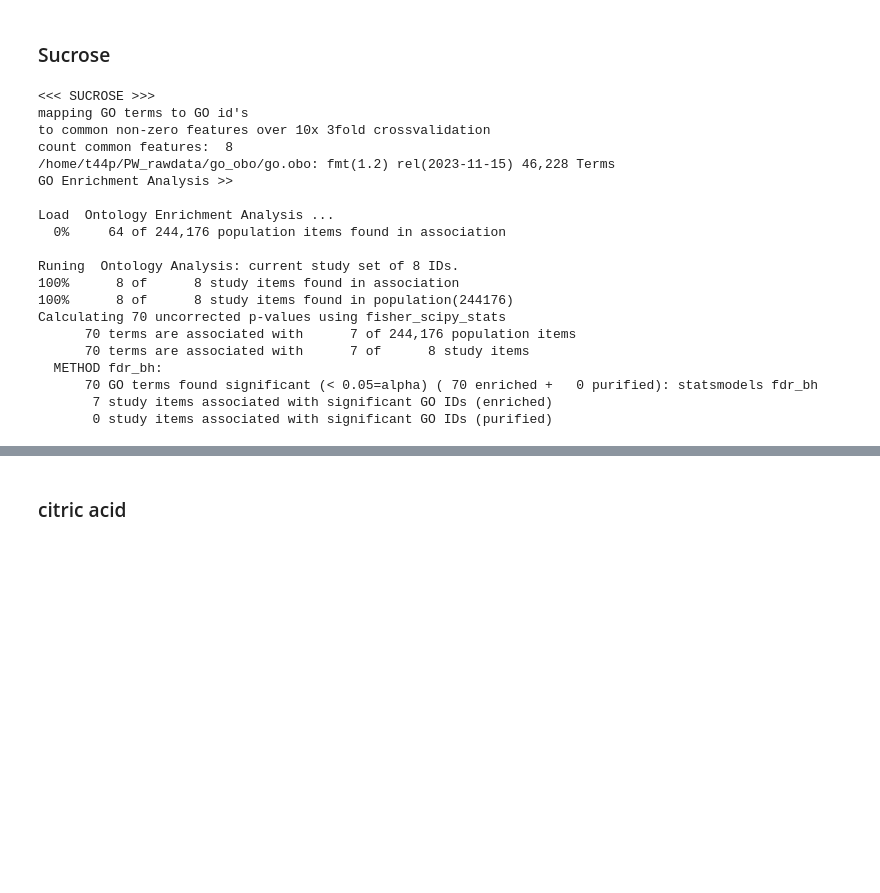
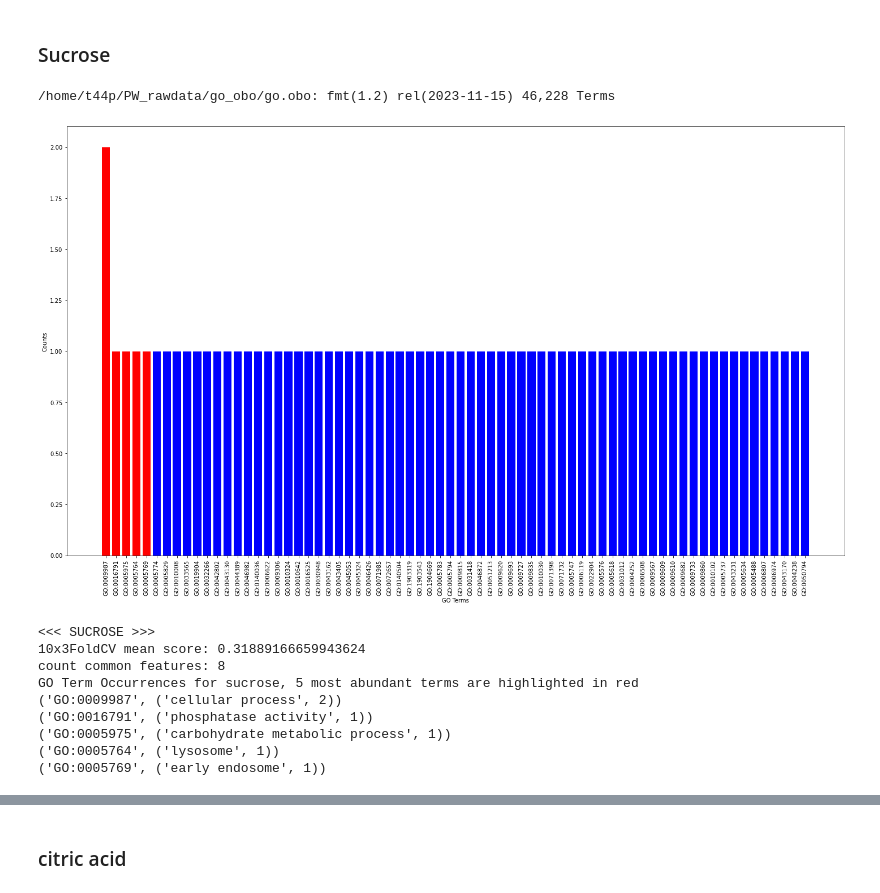
Before and after one commit to Yawkward/x.elegans, a Jupyter notebook: xelegans_gomatch.ipynb, the cells around one changed output, grey strips where cells are left out. Saved outputs shown, nothing was run; the diff lists cells and outputs as text; code cells hidden in the pictures; blank space fills up the shorter version.

```diff
--- a/xelegans_gomatch.ipynb
+++ b/xelegans_gomatch.ipynb
@@ -183,30 +160,49 @@ GO:0046686 {'name': 'response to cadmium ion', 'namespace': 'biological_process'
 # %%
 with open("./models/sucrose_nXcv.json", 'r') as file:
     sucrose_nXcv = json.load(file)
-
-print("<<< SUCROSE >>>")
-print(f"mapping GO terms to GO id's\nto common non-zero features over 10x 3fold crossvalidation ")
-print("count common features: ", len(sucrose_nXcv['common_features']))
-sucrose_nXcv_matched, sucrose_goids, sucrose_goea = matchgff2(sucrose_nXcv['common_features'], goea=True)
+#sucrose_nXcv_matched, sucrose_goids, sucrose_term_count,sucrose_goea = matchgff2(sucrose_nXcv['common_features'], goea=True)
+sucrose_nXcv_matched, sucrose_goids, sucrose_term_count = matchgff2(sucrose_nXcv['common_features'], goea=False)
 # %% [output]
-<<< SUCROSE >>>
-mapping GO terms to GO id's
-to common non-zero features over 10x 3fold crossvalidation
-count common features:  8
 /home/t44p/PW_rawdata/go_obo/go.obo: fmt(1.2) rel(2023-11-15) 46,228 Terms
-GO Enrichment Analysis >>
-
-Load  Ontology Enrichment Analysis ...
-  0%     64 of 244,176 population items found in association
-
-Runing  Ontology Analysis: current study set of 8 IDs.
-100%      8 of      8 study items found in association
-100%      8 of      8 study items found in population(244176)
-Calculating 70 uncorrected p-values using fisher_scipy_stats
-      70 terms are associated with      7 of 244,176 population items
-      70 terms are associated with      7 of      8 study items
-  METHOD fdr_bh:
-      70 GO terms found significant (< 0.05=alpha) ( 70 enriched +   0 purified): statsmodels fdr_bh
-       7 study items associated with significant GO IDs (enriched)
-       0 study items associated with significant GO IDs (purified)
+# %%
+go_terms = list(sucrose_term_count.keys())
+counts = [sucrose_term_count[term][1] for term in go_terms]
+
+# Sort the terms by count and identify top 3 features
+sorted_terms = sorted(sucrose_term_count.items(), key=lambda x: x[1][1], reverse=True)
+top_terms = sorted_terms[:5]
+
+# Create lists for the plot
+terms_to_plot = [term for term, _ in sorted_terms]
+counts_to_plot = [count for _, (_, count) in sorted_terms]
+
+# Colors - highlight top 3 in red, others in blue
+colors = ['red' if term in [t[0] for t in top_terms] else 'blue' for term in terms_to_plot]
+
+# Create the bar plot
+plt.figure(figsize=(20, 12))
+plt.bar(terms_to_plot, counts_to_plot, color=colors)
+plt.xlabel('GO Terms')
+plt.ylabel('Counts')
+plt.xticks(rotation=90)
+#plt.title('GO Term Occurrences with Top 3 Features Highlighted')
+plt.tight_layout()  # Adjusts plot to ensure everything fits without overlapping
+
+plt.show()
+print("<<< SUCROSE >>>")
+print(f"10x3FoldCV mean score: {np.mean(sucrose_nXcv['mean_scores'])} \ncount common features: {len(sucrose_nXcv['common_features'])}")
+print(f'GO Term Occurrences for sucrose, 5 most abundant terms are highlighted in red')
+for t in top_terms:
+    print(t)
+# %% [output]
+[figure, added]
+<<< SUCROSE >>>
+10x3FoldCV mean score: 0.31889166659943624
+count common features: 8
+GO Term Occurrences for sucrose, 5 most abundant terms are highlighted in red
+('GO:0009987', ('cellular process', 2))
+('GO:0016791', ('phosphatase activity', 1))
+('GO:0005975', ('carbohydrate metabolic process', 1))
+('GO:0005764', ('lysosome', 1))
+('GO:0005769', ('early endosome', 1))
 # %%
```
Also changed, not shown: parts of 16 cells of this notebook.
